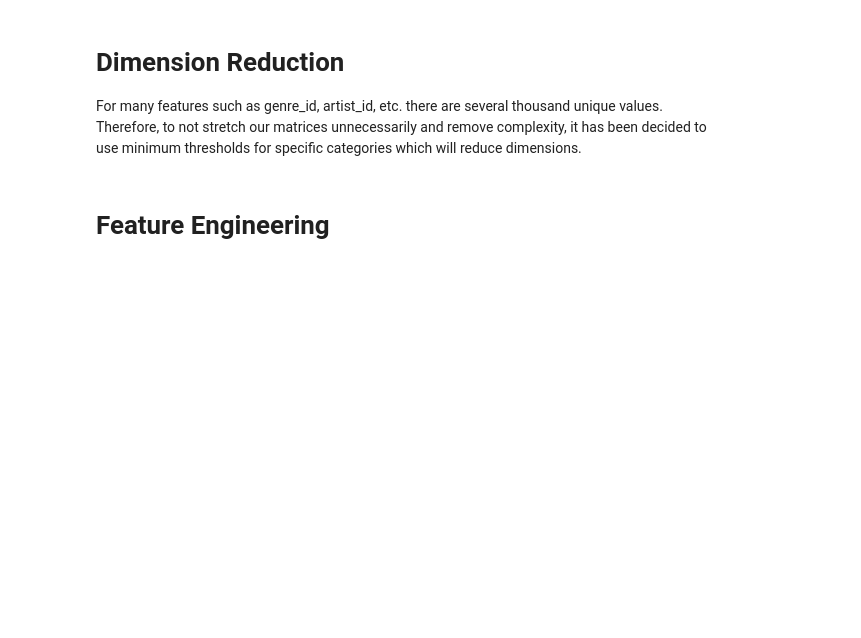
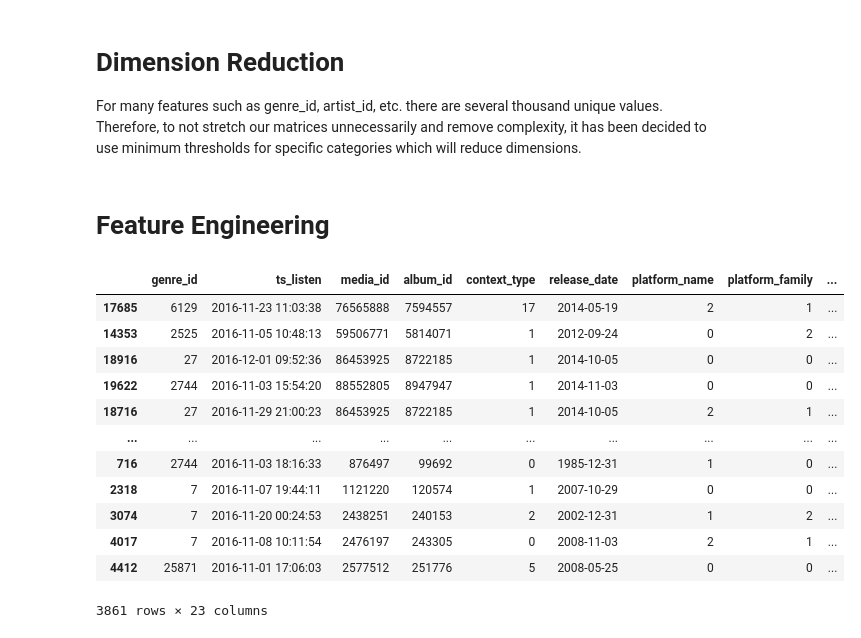
Before and after one commit to rafinchen/recommender_systems, a Jupyter notebook: data-prep.ipynb, the cells around one changed output. Drawn from its saved outputs; the diff is of its cells as text; code cells hidden in the pictures; blank space fills up the shorter version.

```diff
--- a/data-prep.ipynb
+++ b/data-prep.ipynb
@@ -207,5 +207,6 @@ Name: media_id, dtype: float64
 # %%
 import pandas as pd
+fraction = 0.2
 
 # Calculate the total number of songs each user has listened to
 user_song_counts = data.groupby('user_id')['media_id'].count()
@@ -219,7 +220,7 @@ data['activity_level'] = pd.cut(user_song_counts, bins=bins, labels=labels, righ
 data = data.join(data['user_id'].map(data['activity_level']), on='user_id', rsuffix='_r')
 
 # Perform stratified sampling
-sampled_data = data.groupby('activity_level', group_keys=False).apply(lambda x: x.sample(frac=0.2, random_state=42))
+sampled_data = data.groupby('activity_level', group_keys=False).apply(lambda x: x.sample(frac=fraction, random_state=42))
 # %%
 # Calculate proportions of each activity level in the ORIGINAL data
 original_proportions = data['activity_level'].value_counts(normalize=True)
@@ -274,11 +275,28 @@ sampled_data["artist_popularity"] = sampled_data.groupby('artist_id')['artist_id
 sampled_data["album_popularity"] = sampled_data.groupby('album_id')['album_id'].transform('count')
 sampled_data['songs_listened'] = sampled_data.groupby('user_id')['media_id'].transform('count')
 
-user_top_artist = sampled_data.groupby(['user_id', 'artist_id']).size().groupby(level=0).idxmax().apply(lambda x: x[1])
-data['user_top_artist'] = sampled_data['user_id'].map(user_top_artist)
-
-user_top_song = sampled_data.groupby(['user_id', 'media_id']).size().groupby(level=0).idxmax().apply(lambda x: x[1])
-sampled_data['user_top_song'] = sampled_data['user_id'].map(user_top_song)
-
 user_top_genre = sampled_data.groupby(['user_id', 'genre_id']).size().groupby(level=0).idxmax().apply(lambda x: x[1])
 sampled_data['user_top_genre'] = sampled_data['user_id'].map(user_top_genre)
+
+# Not possible due to limited resources
+# user_top_artist = sampled_data.groupby(['user_id', 'artist_id']).size().groupby(level=0).idxmax().apply(lambda x: x[1])
+# sampled_data['user_top_artist'] = sampled_data['user_id'].map(user_top_artist)
+
+# user_top_song = sampled_data.groupby(['user_id', 'media_id']).size().groupby(level=0).idxmax().apply(lambda x: x[1])
+# sampled_data['user_top_song'] = sampled_data['user_id'].map(user_top_song)
+# %%
+sampled_data
+# %% [output]
+|  | genre_id | ts_listen | media_id | album_id | context_type | release_date | platform_name | platform_family | ... |
+| 17685 | 6129 | 2016-11-23 11:03:38 | 76565888 | 7594557 | 17 | 2014-05-19 | 2 | 1 | ... |
+| 14353 | 2525 | 2016-11-05 10:48:13 | 59506771 | 5814071 | 1 | 2012-09-24 | 0 | 2 | ... |
+| 18916 | 27 | 2016-12-01 09:52:36 | 86453925 | 8722185 | 1 | 2014-10-05 | 0 | 0 | ... |
+| 19622 | 2744 | 2016-11-03 15:54:20 | 88552805 | 8947947 | 1 | 2014-11-03 | 0 | 0 | ... |
+| 18716 | 27 | 2016-11-29 21:00:23 | 86453925 | 8722185 | 1 | 2014-10-05 | 2 | 1 | ... |
+| ... | ... | ... | ... | ... | ... | ... | ... | ... | ... |
+| 716 | 2744 | 2016-11-03 18:16:33 | 876497 | 99692 | 0 | 1985-12-31 | 1 | 0 | ... |
+| 2318 | 7 | 2016-11-07 19:44:11 | 1121220 | 120574 | 1 | 2007-10-29 | 0 | 0 | ... |
+| 3074 | 7 | 2016-11-20 00:24:53 | 2438251 | 240153 | 2 | 2002-12-31 | 1 | 2 | ... |
+| 4017 | 7 | 2016-11-08 10:11:54 | 2476197 | 243305 | 0 | 2008-11-03 | 2 | 1 | ... |
+| 4412 | 25871 | 2016-11-01 17:06:03 | 2577512 | 251776 | 5 | 2008-05-25 | 0 | 0 | ... |
+3861 rows × 23 columns
```
Also changed, not shown: parts of 6 cells of this notebook.
